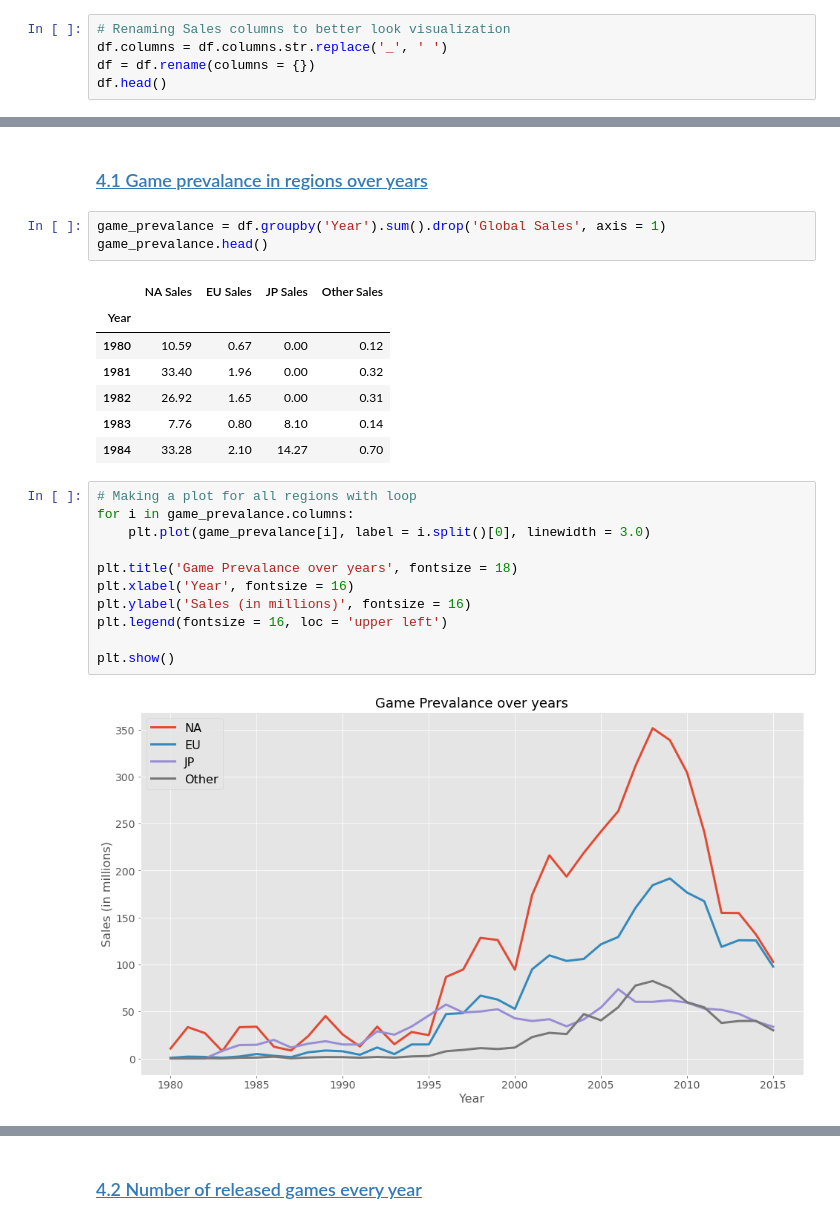
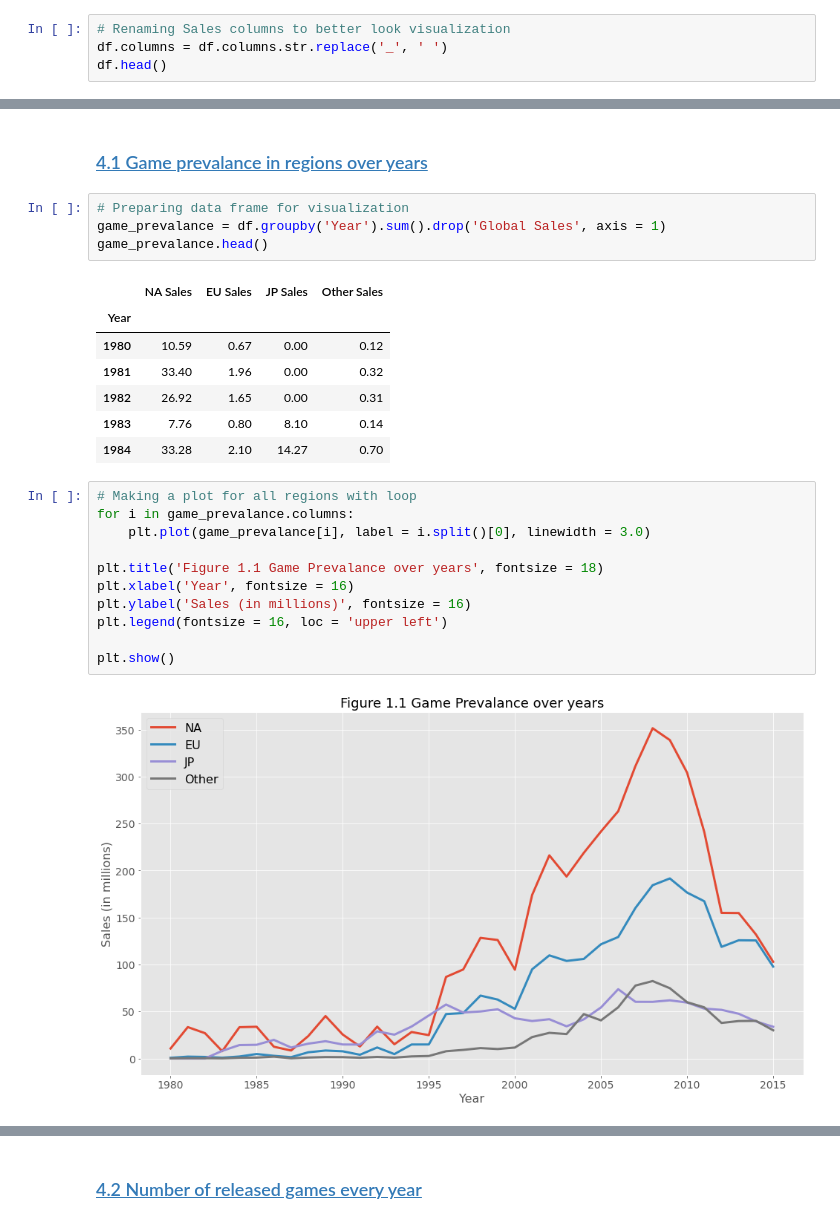
Before and after one commit to necenceu/video-game-sales, a Jupyter notebook: Video Games Sales.ipynb, the cells around one changed output, grey strips where cells are left out. Saved outputs shown, nothing was run; the diff lists cells and outputs as text.

```diff
--- a/Video Games Sales.ipynb
+++ b/Video Games Sales.ipynb
@@ -95,7 +94,6 @@ df.head()
 # %%
 # Renaming Sales columns to better look visualization
 df.columns = df.columns.str.replace('_', ' ')
-df = df.rename(columns = {})
 df.head()
 # %% [output]
 |  | Name | Platform | Year | Genre | Publisher | NA Sales | EU Sales | JP Sales | Other Sales | ... |
@@ -176,6 +174,7 @@ plt.rc('font', size = 14)
 # %% [markdown]
 ### [4.1 Game prevalance in regions over years]()
 # %%
+# Preparing data frame for visualization
 game_prevalance = df.groupby('Year').sum().drop('Global Sales', axis = 1)
 game_prevalance.head()
 # %% [output]
@@ -189,13 +188,13 @@ game_prevalance.head()
 # %%
 # Making a plot for all regions with loop
 for i in game_prevalance.columns:
     plt.plot(game_prevalance[i], label = i.split()[0], linewidth = 3.0)
 
-plt.title('Game Prevalance over years', fontsize = 18)
+plt.title('Figure 1.1 Game Prevalance over years', fontsize = 18)
 plt.xlabel('Year', fontsize = 16)
 plt.ylabel('Sales (in millions)', fontsize = 16)
 plt.legend(fontsize = 16, loc = 'upper left')
 
 plt.show()
 # %% [output]
-[figure, old version]
+[figure, new version]
```
Also changed, not shown: parts of 28 cells of this notebook, 1 other file.
